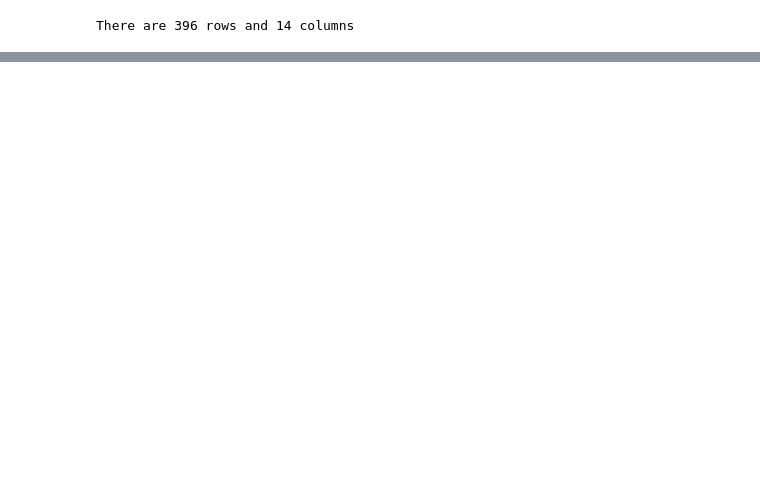
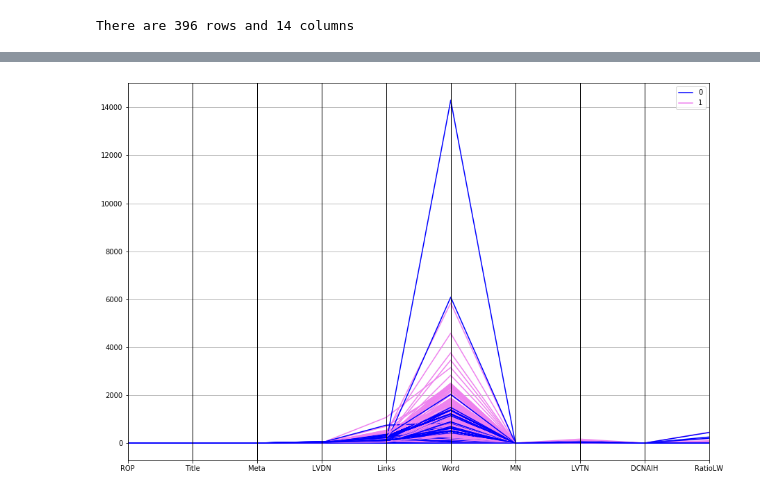
Before and after one commit to priyanshusankhala/Research-paper, a Jupyter notebook: analysis.ipynb, the cells around one changed output, grey strips where cells are left out. Cells and saved outputs as stored; diff of their text form; code cells hidden in the pictures; blank space fills up the shorter version.

```diff
--- a/analysis.ipynb
+++ b/analysis.ipynb
@@ -100,0 +184,8 @@ plotScatterMatrix(df1, 25, 14)
+# %%
+# Parallel Plot
+d = df1[['ROP', 'Title', 'Meta', 'LVDN', 'Links', 'Word', 'MN','LVTN','DCNAIH','RatioLW','RV']]
+plt.figure(figsize=(15, 10))
+parallel_coordinates(d, "RV", color =['blue', "violet"])
+plt.show()
+# %% [output]
+[figure, added]
```
Also changed, not shown: parts of 13 cells of this notebook.
